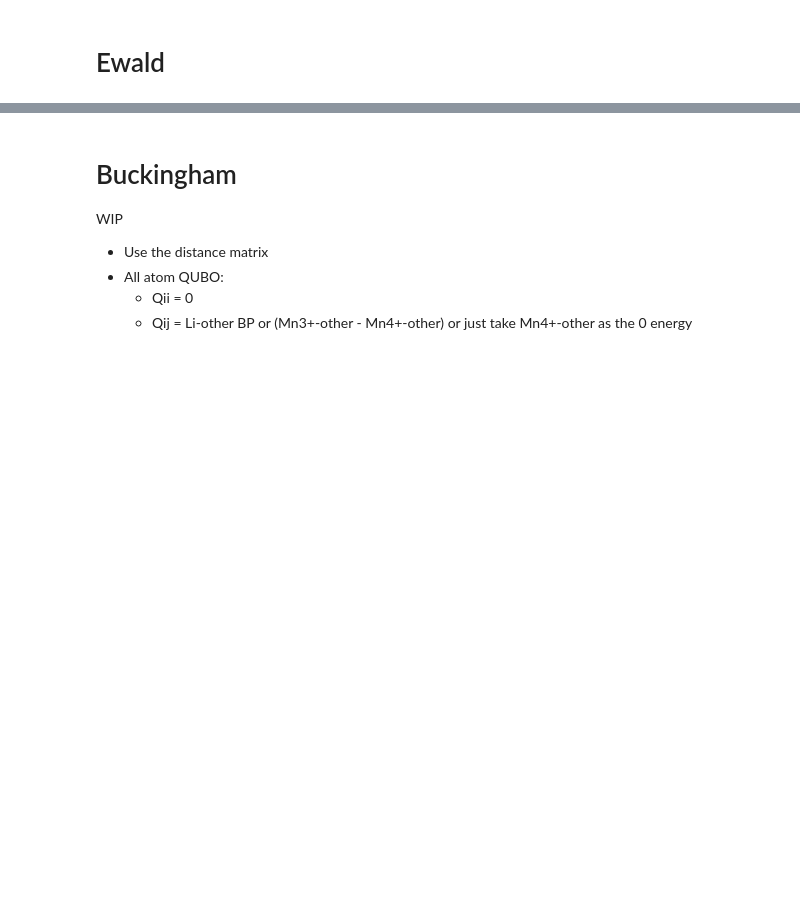
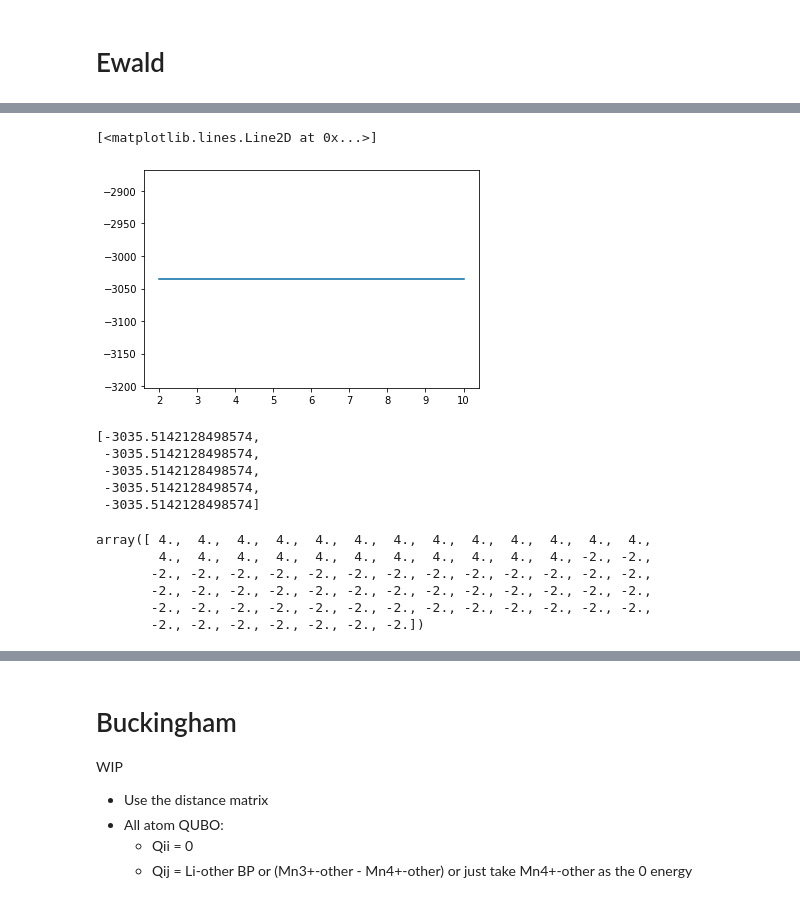
Before and after one commit to cmc-ucl/QUBO_GULP, a Jupyter notebook: QUBO_GULP.ipynb, the cells around one changed output, grey strips where cells are left out. Saved outputs shown, nothing was run; the diff lists cells and outputs as text; code cells hidden in the pictures; blank space fills up the shorter version.

Commit message:
Working Ewald

```diff
--- a/QUBO_GULP.ipynb
+++ b/QUBO_GULP.ipynb
@@ -363,0 +1207,23 @@ def calculate_potential_energy(ewald_matrix, charges):
+# %%
+frac_coords = delithiated_structure_init.frac_coords
+lattice_vectors = copy.deepcopy(delithiated_structure_init.lattice.matrix)
+lattice_vectors[0][1] = 4.
+
+atomic_numbers = np.array(delithiated_structure_init.atomic_numbers)
+
+charges_dict = {3:+1,
+                43:+3,
+                25:+4,
+                8:-2
+}
+
+n_sites = len(atomic_numbers)
+charges = np.zeros(n_sites)
+for atom_type in charges_dict.keys():
+    index = np.where(atomic_numbers == atom_type)[0]
+    charges[index] = charges_dict[atom_type]
+
+ewald_matrix = compute_ewald_matrix(frac_coords, lattice_vectors,alpha=None,max_shift = 7,charge=charges,
+                                    w=1.0)#,R_max=15, G_max=15,max_shift = 5)
+#                                     R_max=15, G_max=15, max_shift = 10)
+np.sum(calculate_potential_energy(ewald_matrix,charges))
@@ -363,0 +1292,9 @@ def calculate_potential_energy(ewald_matrix, charges):
+# %%
+test_all_E = []
+for i in np.arange(2,11,2):
+    frac_coords = delithiated_structure_init.frac_coords
+    lattice_vectors = delithiated_structure_init.lattice.matrix
+    ewald_matrix = compute_ewald_matrix(frac_coords, lattice_vectors,alpha=None,max_shift = i,R_max=i/2,G_max=i)
+
+    #                                     R_max=15, G_max=15, max_shift = 10)
+    test_all_E.append(np.sum(calculate_potential_energy(ewald_matrix,charges)))
@@ -363,0 +1312,13 @@ def calculate_potential_energy(ewald_matrix, charges):
+# %%
+plt.plot(np.arange(2,11,2),np.array(test_all_E))
+# %% [output]
+[<matplotlib.lines.Line2D at 0x...>]
+[figure, added]
+# %%
+test_all_E
+# %% [output]
+[-3035.5142128498574,
+ -3035.5142128498574,
+ -3035.5142128498574,
+ -3035.5142128498574,
+ -3035.5142128498574]
@@ -363,0 +1342,9 @@ def calculate_potential_energy(ewald_matrix, charges):
+# %%
+charges
+# %% [output]
+array([ 4.,  4.,  4.,  4.,  4.,  4.,  4.,  4.,  4.,  4.,  4.,  4.,  4.,
+        4.,  4.,  4.,  4.,  4.,  4.,  4.,  4.,  4.,  4.,  4., -2., -2.,
+       -2., -2., -2., -2., -2., -2., -2., -2., -2., -2., -2., -2., -2.,
+       -2., -2., -2., -2., -2., -2., -2., -2., -2., -2., -2., -2., -2.,
+       -2., -2., -2., -2., -2., -2., -2., -2., -2., -2., -2., -2., -2.,
+       -2., -2., -2., -2., -2., -2., -2.])
```
Also changed, not shown: parts of 69 cells of this notebook.
